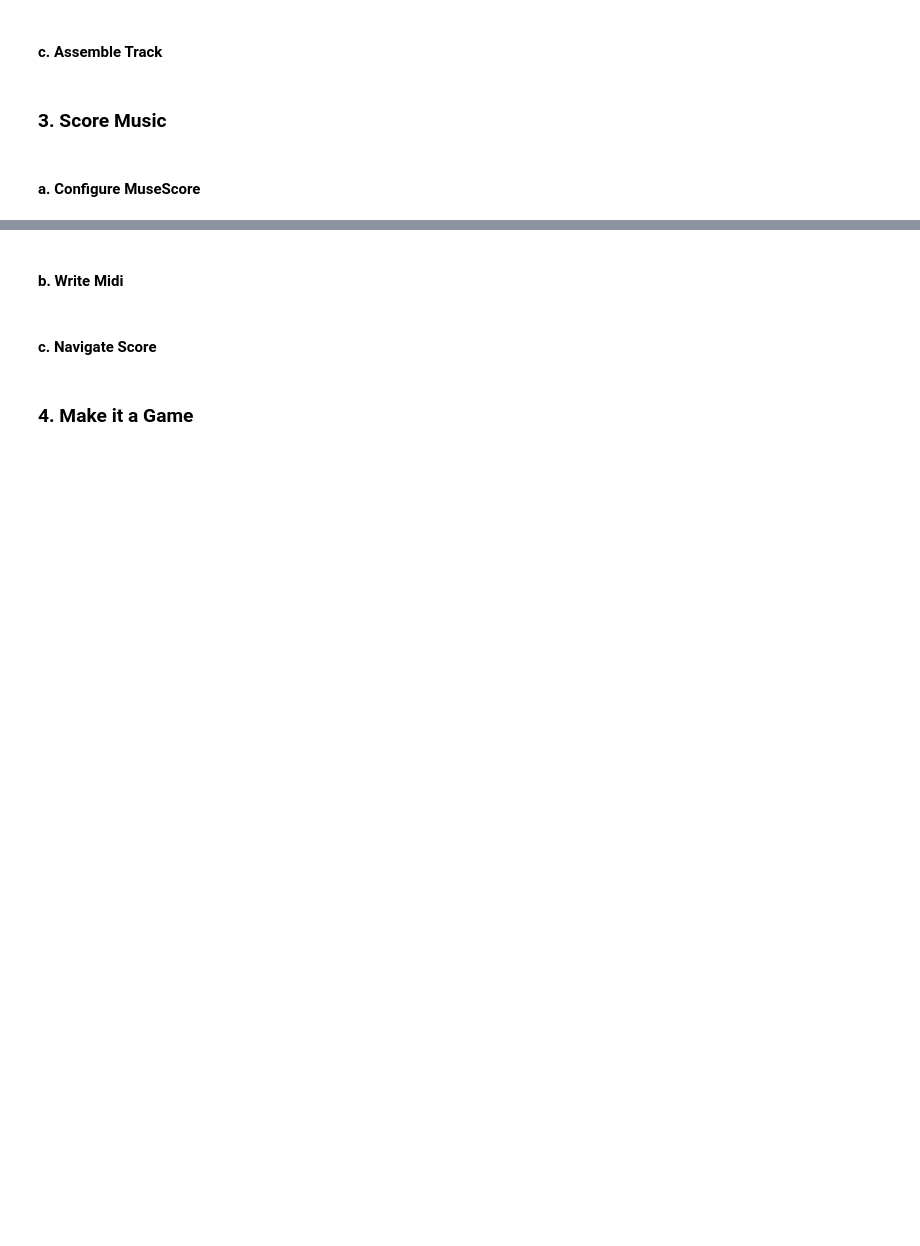
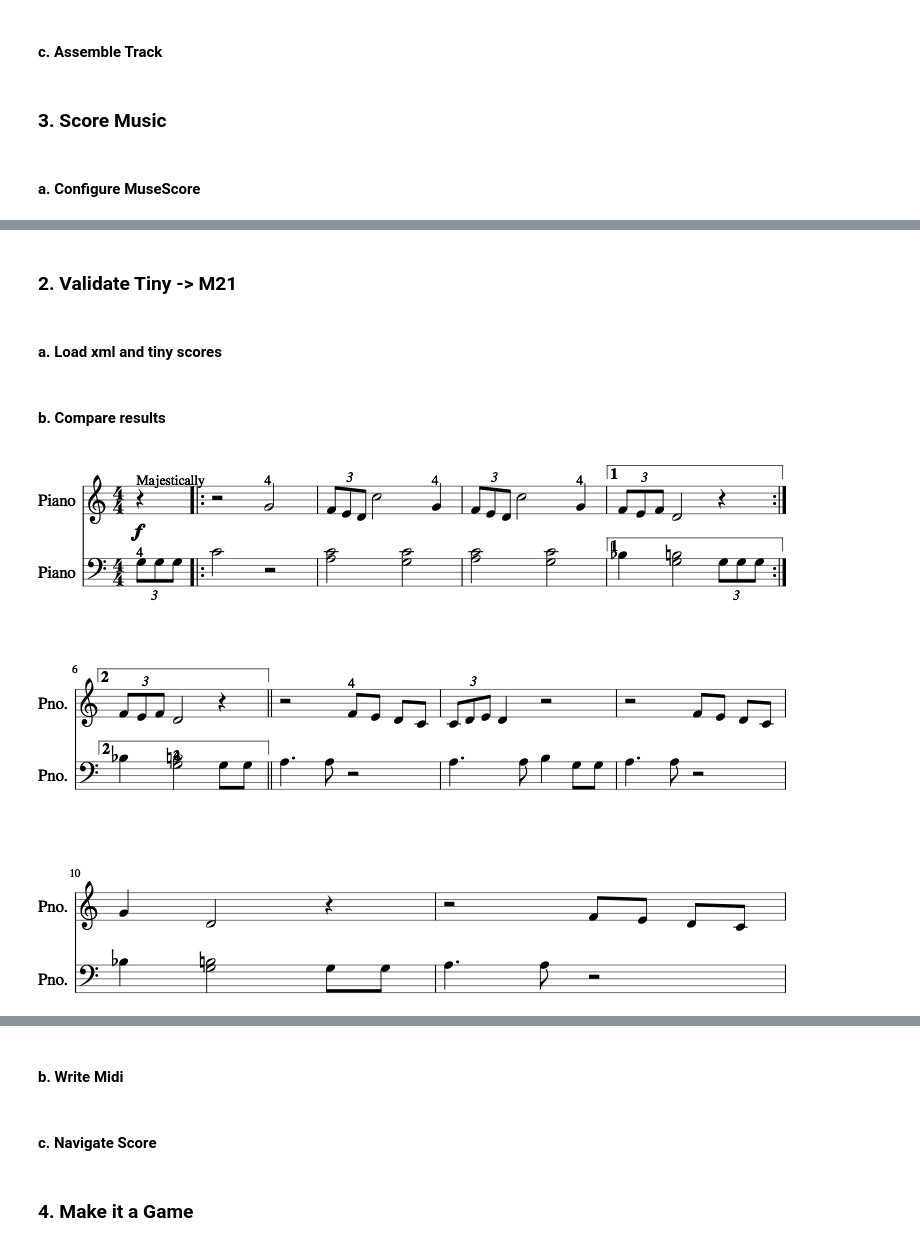
Before and after one commit to MickyDowns/deep-keras-music-net, a Jupyter notebook: music_study_aid.ipynb, the cells around one changed output, grey strips where cells are left out. Cells and saved outputs as stored; diff of their text form; code cells hidden in the pictures; blank space fills up the shorter version.

Commit message:
Iterating tinyNotation import

```diff
--- a/music_study_aid.ipynb
+++ b/music_study_aid.ipynb
@@ -4166,0 +4259,37 @@ class Musescore_context():
+# %% [markdown]
+### 2. Validate Tiny -> M21
+# %% [markdown]
+#### a. Load xml and tiny scores
+# %%
+'''convert tiny notation strings back to m21 streams.
+for code, see soundProcessing/convert_tiny_to_m21.py'''
+
+dn = 'data/wip/scores/'
+fn = 'star wars main short medium'
+baseline = m21.converter.parse(dn + fn + '.xml')
+
+tmp = open(dn + fn + ' treb.txt', 'r'); treb = tmp.read()
+tmp = open(dn + fn + ' bass.txt', 'r'); bass = tmp.read()
+
+treb = cT2M.Converter(treb)
+bass = cT2M.Converter(bass)
+
+treb = treb.parse().stream
+bass = bass.parse().stream
+
+'''insert treble and bass streams into new stream object'''
+converted = m21.stream.Score()
+converted.insert(0, m21.stream.PartStaff(treb))
+converted.insert(0, m21.stream.PartStaff(bass))
+# %% [markdown]
+#### b. Compare results
+# %%
+'''go back to originally imported xml (i.e, xml->stream) and...'''
+
+mStart = 0
+mEnd = 10
+
+play_m21(baseline.measures(mStart,mEnd))
+baseline.measures(mStart,mEnd).show()
+# %% [output]
+[figure, added]
```
Also changed, not shown: parts of 92 cells of this notebook.
